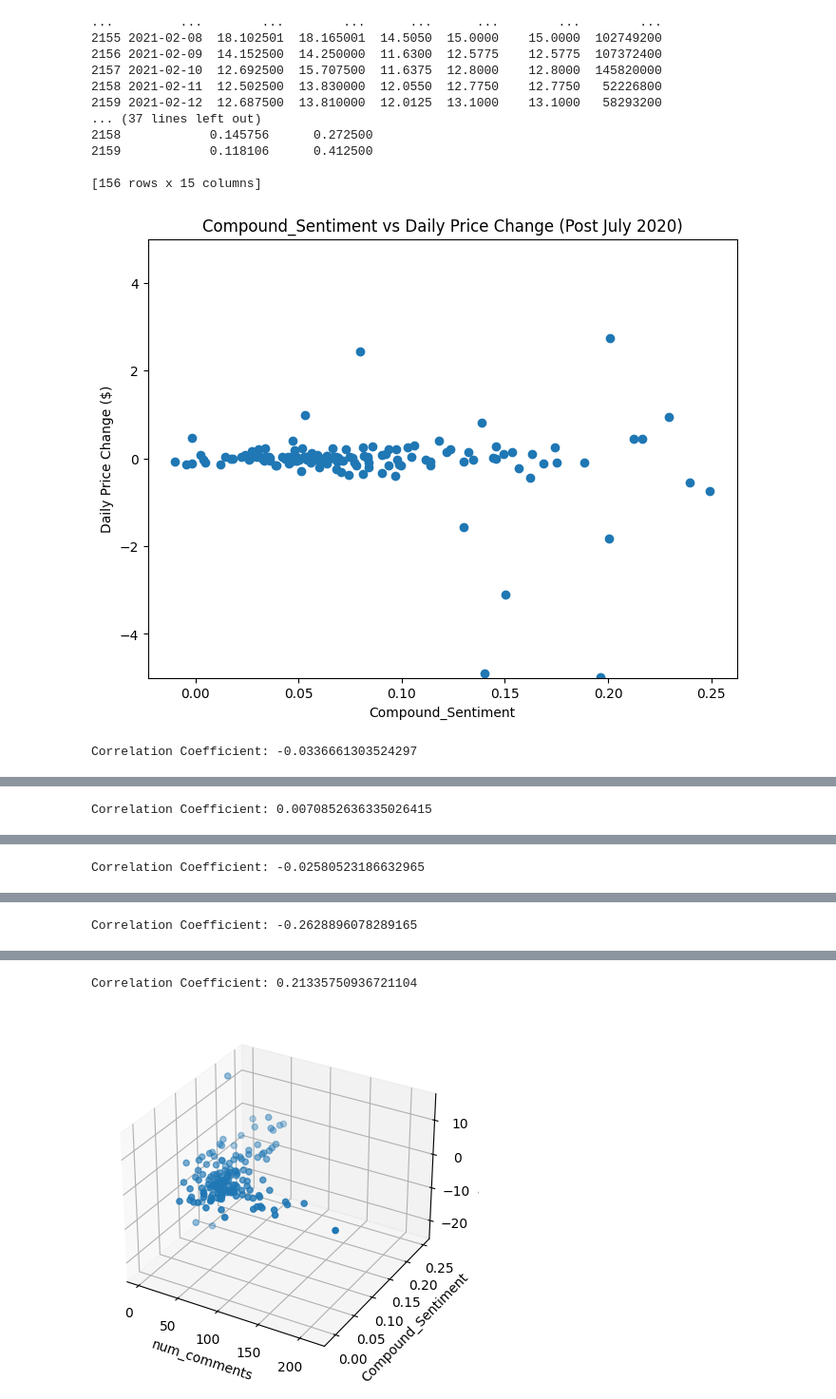
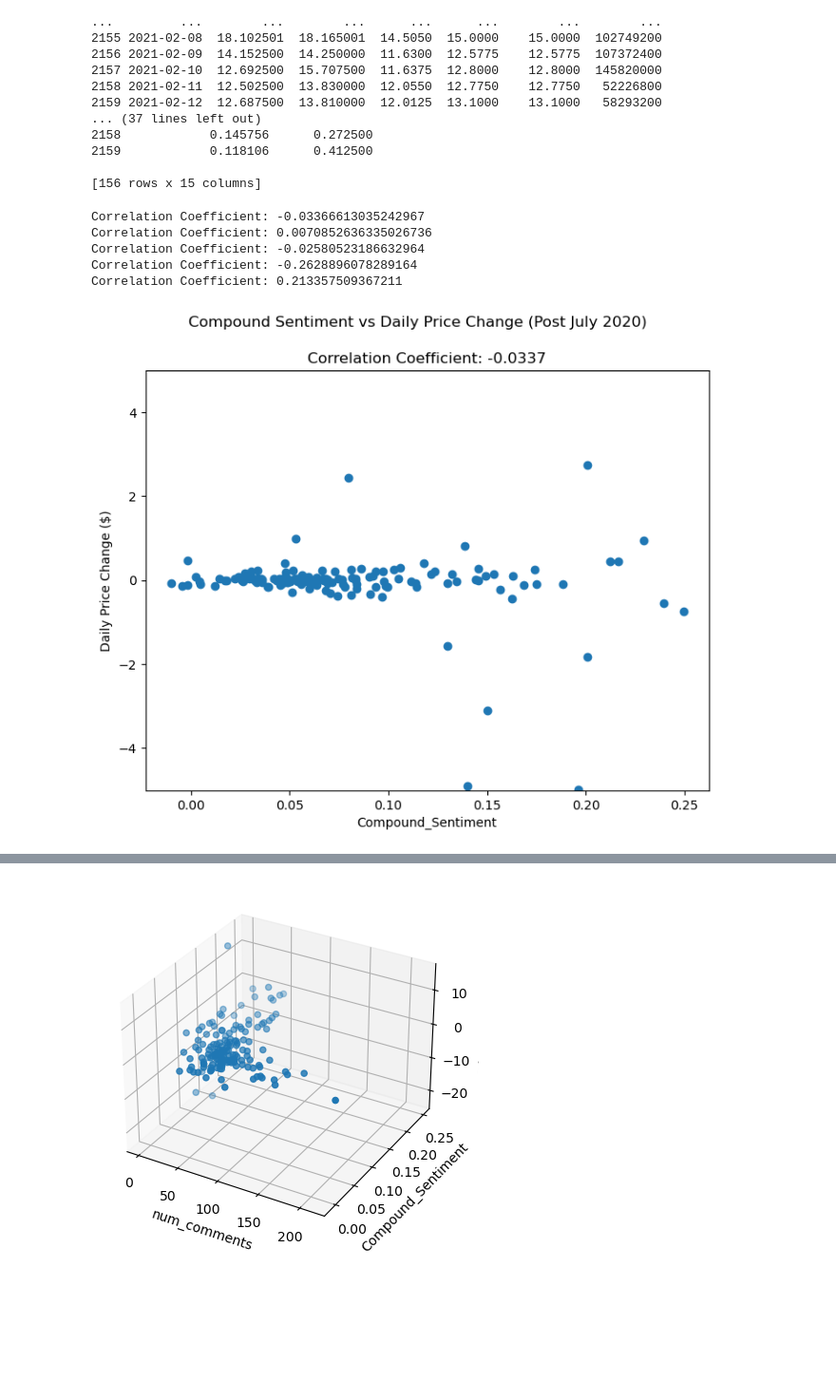
Before and after one commit to JKelly423/SqueezeNet, a Jupyter notebook: src/visuals.ipynb, the cells around one changed output, grey strips where cells are left out. Shown at 95% size. Saved outputs shown, nothing was run; the diff lists cells and outputs as text; code cells hidden in the pictures; blank space fills up the shorter version.

```diff
--- a/src/visuals.ipynb
+++ b/src/visuals.ipynb
@@ -165,7 +186,7 @@ limits = {
     'num_comments': [0,150],
     'Positive_Sentiment': [0,0.5],
     'Negative_Sentiment': [0,0.2],
-    'Compound_Sentiment': [-0.4,0.6],
+    'Compound_Sentiment': [-0.5,0.5],
 }
 
 for feature in feature_list:
@@ -173,10 +194,20 @@ for feature in feature_list:
     plt.scatter(x = dataPlug.mergedDF[feature], y = dataPlug.uneditedDF['Price_Change'])
     plt.xlabel(feature)
     plt.ylabel("Daily Price Change ($)")
-    plt.title(f'{feature} vs Daily Price Change')
-    plt.ylim(-5,5)
+    plt.ylim(-2,2)
     plt.xlim(limits[feature])
-    plt.show()
     corr = np.corrcoef(dataPlug.mergedDF[feature], dataPlug.uneditedDF['Price_Change'])[0,1]
-    print(f'Correlation Coefficient: {corr}')
+
+    if feature == 'score':
+        feature = 'Score'
+    elif feature == 'num_comments':
+        feature = 'Number of Comments'
+
+    title = f"{feature.replace('_', ' ')} vs Daily Price Change"
+    suptit = plt.suptitle(title)
+    suptit.FontSize = 12
+    tit = plt.title(f'Correlation Coefficient: {round(corr, 4)}')
+    tit.FontSize = 8
+    filename = title.replace(' ', '_') + '.png'
+    plt.savefig(f'../data/visualizations/{filename}')
 # %% [output]
@@ -222,26 +248,44 @@ print(filtered_df)
 # %%
 feature_list = ['Compound_Sentiment', 'Positive_Sentiment', 'Negative_Sentiment', 'score', 'num_comments']
 '''
 limits = {
     'score': [0,150],
     'num_comments': [0,150],
     'Positive_Sentiment': [0,0.5],
     'Negative_Sentiment': [0,0.2],
     'Compound_Sentiment': [-0.4,0.6],
 }
 '''
 
 for feature in feature_list:
     plt.figure(figsize = (8,6))
     plt.scatter(x = filtered_df[feature], y = filtered_df['Price_Change'])
     plt.xlabel(feature)
     plt.ylabel("Daily Price Change ($)")
-    plt.title(f'{feature} vs Daily Price Change (Post July 2020)')
+
     plt.ylim(-5,5)
     #plt.xlim(limits[feature])
-    plt.show()
+
     corr = np.corrcoef(filtered_df[feature], filtered_df['Price_Change'])[0,1]
     print(f'Correlation Coefficient: {corr}')
+
+    if feature == 'score':
+        feature = 'Score'
+    elif feature == 'num_comments':
+        feature = 'Number of Comments'
+
+    title = f"{feature.replace('_',' ')} vs Daily Price Change (Post July 2020)"
+
+    suptit = plt.suptitle(title)
+    suptit.FontSize = 12
+    tit = plt.title(f'Correlation Coefficient: {round(corr, 4)}')
+    tit.FontSize = 8
+    filename = title.replace(' ', '_') + '.png'
+    plt.savefig(f'../data/visualizations/{filename}')
 # %% [output]
+Correlation Coefficient: -0.03366613035242967
+Correlation Coefficient: 0.0070852636335026736
+Correlation Coefficient: -0.02580523186632964
+Correlation Coefficient: -0.2628896078289164
+Correlation Coefficient: 0.213357509367211
-[figure, old version]
+[figure, new version]
-Correlation Coefficient: -0.0336661303524297
@@ -249 +292,0 @@ Correlation Coefficient: -0.0336661303524297
-Correlation Coefficient: 0.0070852636335026415
@@ -251 +293,0 @@ Correlation Coefficient: 0.0070852636335026415
-Correlation Coefficient: -0.02580523186632965
@@ -253 +294,0 @@ Correlation Coefficient: -0.02580523186632965
-Correlation Coefficient: -0.2628896078289165
@@ -255,4 +296,3 @@ Correlation Coefficient: -0.2628896078289165
-Correlation Coefficient: 0.21335750936721104
 # %%
 #3D visualization
 # Create a 3D scatter plot
```
Also changed, not shown: parts of 12 cells of this notebook, 18 other files.
